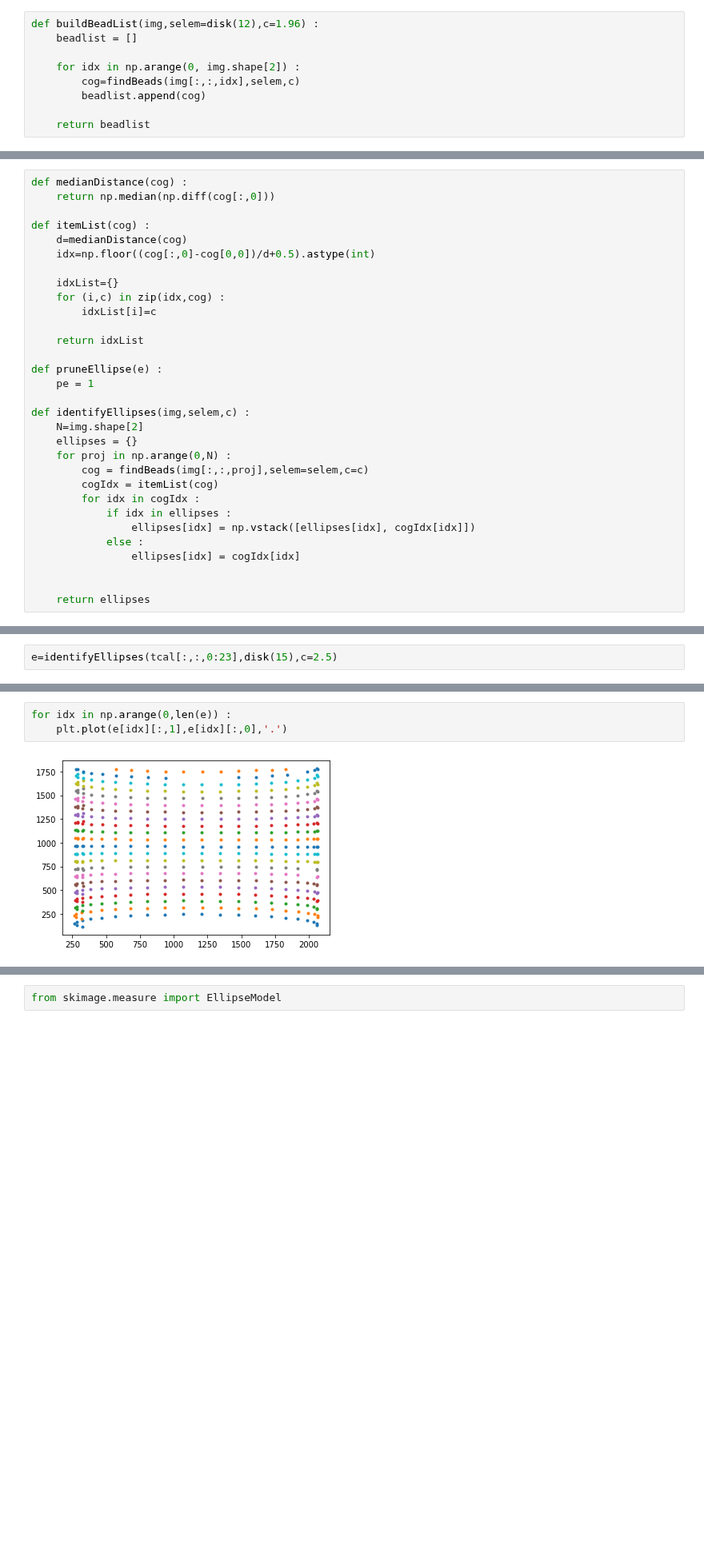
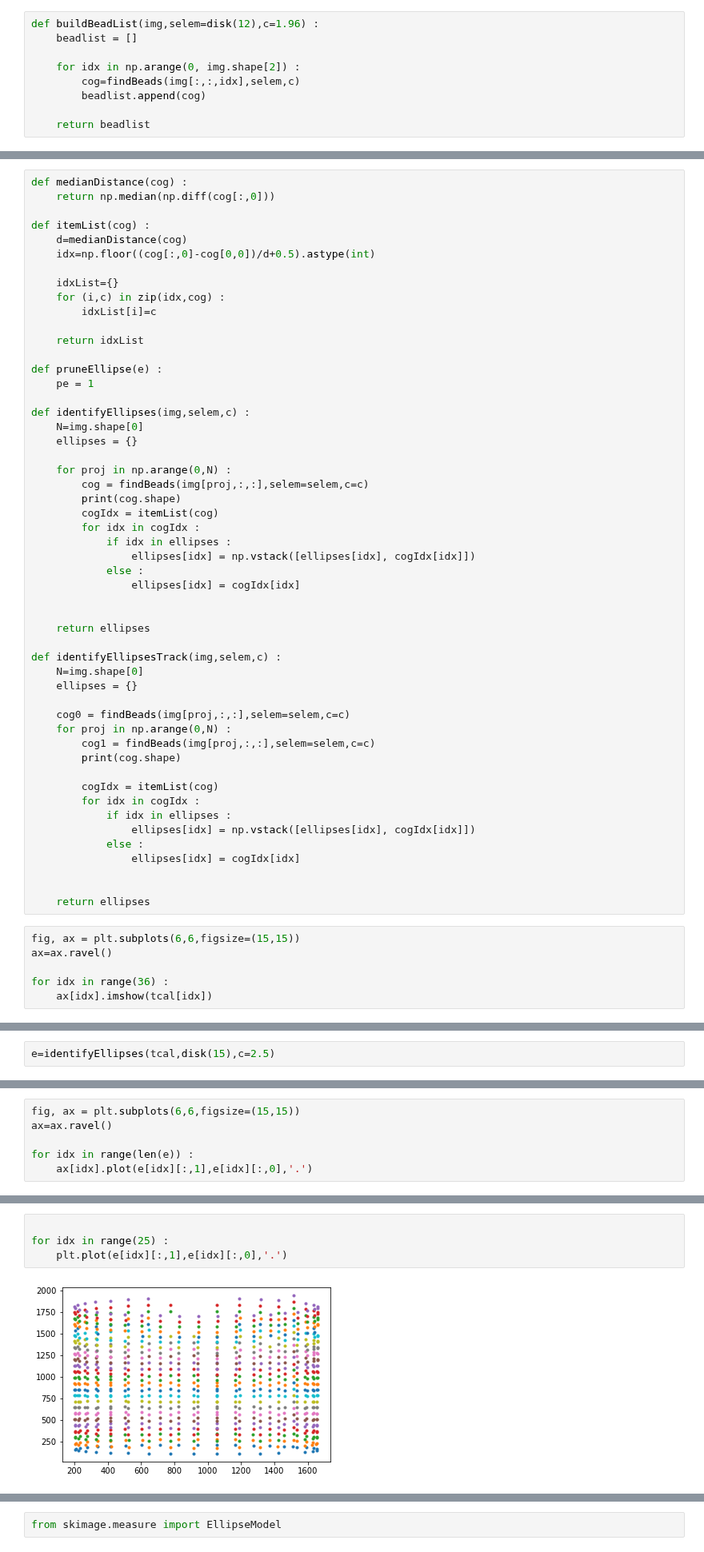
Before and after one commit to neutronimaging/scripts, a Jupyter notebook: python/notebooks/CBCTCalibration.ipynb, the cells around one changed output, grey strips where cells are left out. Shown at 80% size. Saved outputs shown, nothing was run; the diff lists cells and outputs as text; blank space fills up the shorter version.

```diff
--- a/python/notebooks/CBCTCalibration.ipynb
+++ b/python/notebooks/CBCTCalibration.ipynb
@@ -252,10 +254,12 @@ def pruneEllipse(e) :
     pe = 1
 
 def identifyEllipses(img,selem,c) :
-    N=img.shape[2]
+    N=img.shape[0]
     ellipses = {}
+
     for proj in np.arange(0,N) :
-        cog = findBeads(img[:,:,proj],selem=selem,c=c)
+        cog = findBeads(img[proj,:,:],selem=selem,c=c)
+        print(cog.shape)
         cogIdx = itemList(cog)
         for idx in cogIdx :
             if idx in ellipses :
@@ -265,3 +269,28 @@ def identifyEllipses(img,selem,c) :
 
 
     return ellipses
+
+def identifyEllipsesTrack(img,selem,c) :
+    N=img.shape[0]
+    ellipses = {}
+
+    cog0 = findBeads(img[proj,:,:],selem=selem,c=c)
+    for proj in np.arange(0,N) :
+        cog1 = findBeads(img[proj,:,:],selem=selem,c=c)
+        print(cog.shape)
+
+        cogIdx = itemList(cog)
+        for idx in cogIdx :
+            if idx in ellipses :
+                ellipses[idx] = np.vstack([ellipses[idx], cogIdx[idx]])
+            else :
+                ellipses[idx] = cogIdx[idx]
+
+
+    return ellipses
+# %%
+fig, ax = plt.subplots(6,6,figsize=(15,15))
+ax=ax.ravel()
+
+for idx in range(36) :
+    ax[idx].imshow(tcal[idx])
@@ -268,2 +299,2 @@ def identifyEllipses(img,selem,c) :
 # %%
-e=identifyEllipses(tcal[:,:,0:23],disk(15),c=2.5)
+e=identifyEllipses(tcal,disk(15),c=2.5)
@@ -269,0 +319,6 @@ e=identifyEllipses(tcal[:,:,0:23],disk(15),c=2.5)
+# %%
+fig, ax = plt.subplots(6,6,figsize=(15,15))
+ax=ax.ravel()
+
+for idx in range(len(e)) :
+    ax[idx].plot(e[idx][:,1],e[idx][:,0],'.')
@@ -270,8 +328,9 @@ e=identifyEllipses(tcal[:,:,0:23],disk(15),c=2.5)
 # %%
-for idx in np.arange(0,len(e)) :
+
+for idx in range(25) :
     plt.plot(e[idx][:,1],e[idx][:,0],'.')
 # %% [output]
-[figure, old version]
+[figure, new version]
 # %%
 def rearrangeCOG(coglist,N) :
 
```
Also changed, not shown: parts of 44 cells of this notebook.
